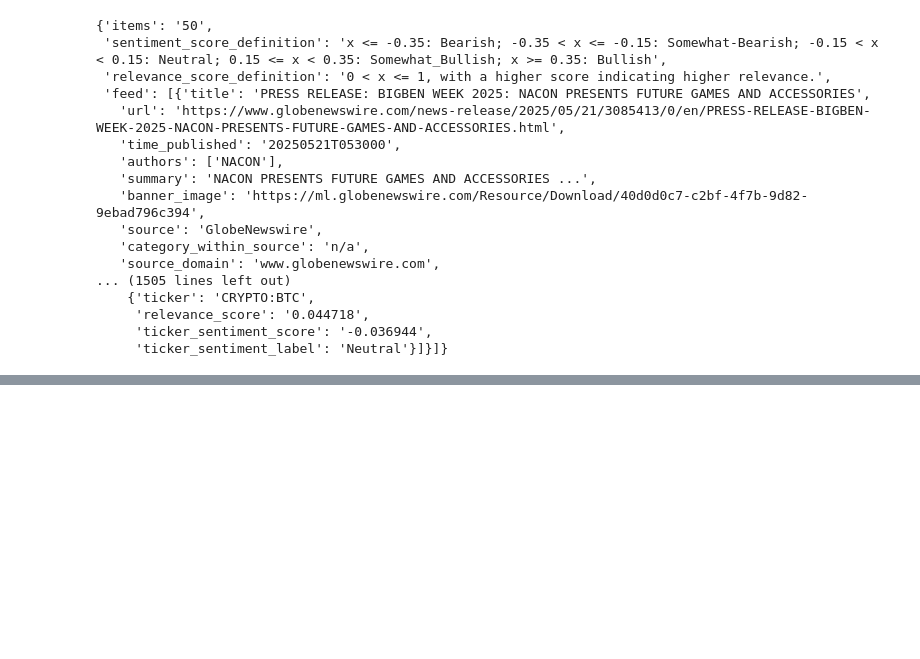
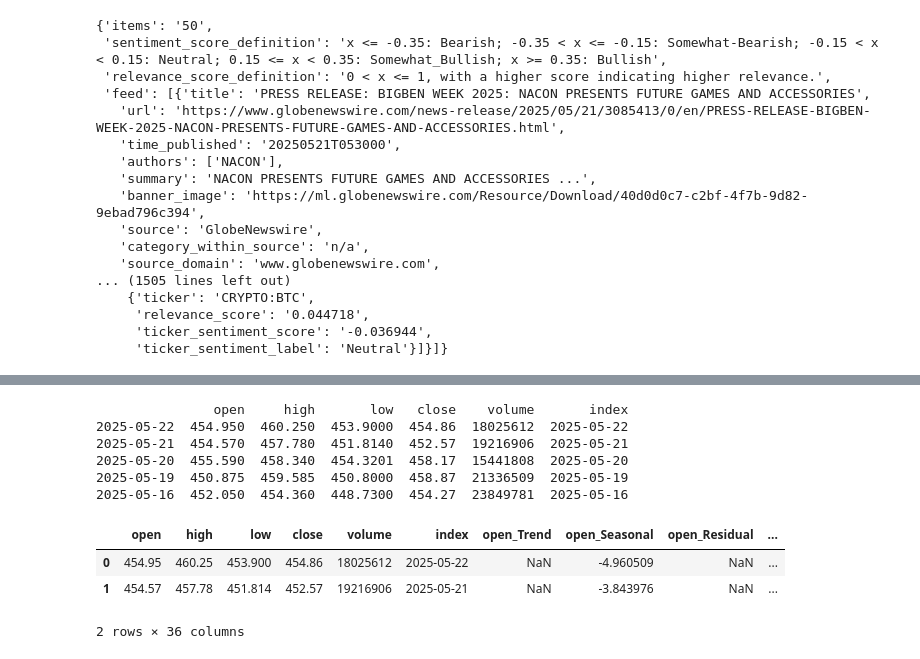
Before and after one commit to WizadCarton11/BloomTrading, a Jupyter notebook: ML/data_upload_test.ipynb, the cells around one changed output, grey strips where cells are left out. Cells and saved outputs as stored; diff of their text form; code cells hidden in the pictures; blank space fills up the shorter version.

```diff
--- a/ML/data_upload_test.ipynb
+++ b/ML/data_upload_test.ipynb
@@ -491,0 +639,5 @@ news
+# %%
+sda=StockDataAnalyser(stock_symbol='MSFT')
+sda.fetch_stock_data_and_store(mode='db')
+sda.stock_data.head(5)
+# %% [output]
@@ -491,0 +654,10 @@ news
+               open     high       low   close    volume       index
+2025-05-22  454.950  460.250  453.9000  454.86  18025612  2025-05-22
+2025-05-21  454.570  457.780  451.8140  452.57  19216906  2025-05-21
+2025-05-20  455.590  458.340  454.3201  458.17  15441808  2025-05-20
+2025-05-19  450.875  459.585  450.8000  458.87  21336509  2025-05-19
+2025-05-16  452.050  454.360  448.7300  454.27  23849781  2025-05-16
+|  | open | high | low | close | volume | index | open_Trend | open_Seasonal | open_Residual | ... |
+| 0 | 454.95 | 460.25 | 453.900 | 454.86 | 18025612 | 2025-05-22 | NaN | -4.960509 | NaN | ... |
+| 1 | 454.57 | 457.78 | 451.814 | 452.57 | 19216906 | 2025-05-21 | NaN | -3.843976 | NaN | ... |
+2 rows × 36 columns
```
Also changed, not shown: parts of 3 cells of this notebook, 5 other files.
